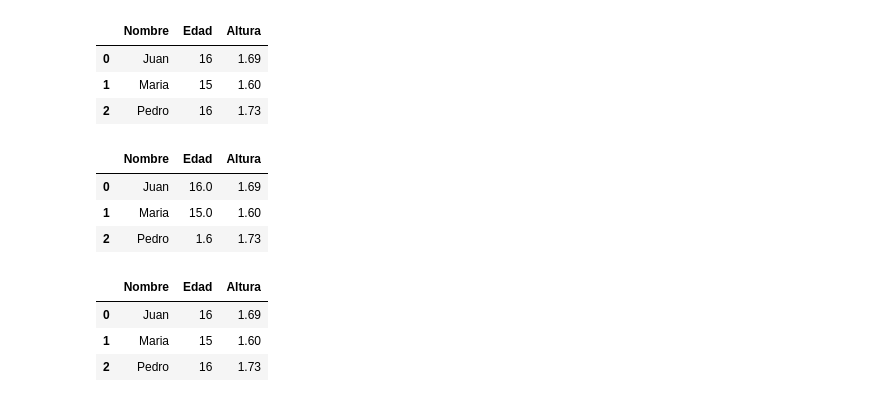
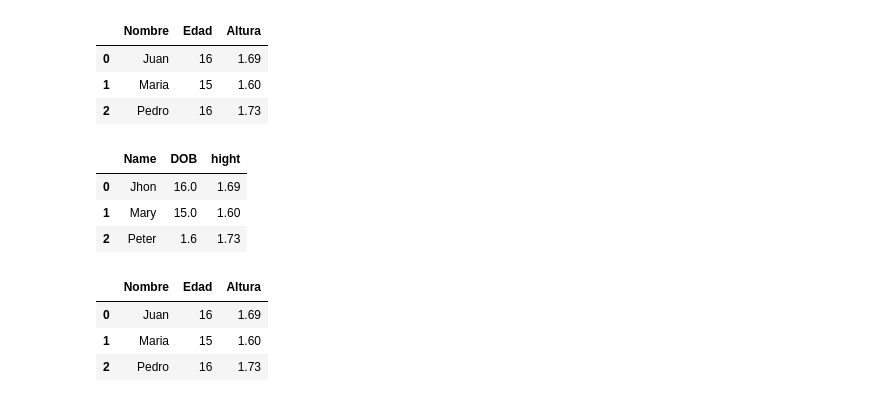
Before and after one commit to Dokectis/AWS_DE_DataOps, a Jupyter notebook: DataframePandas.ipynb, the cells around one changed output. Cells and saved outputs as stored; diff of their text form; code cells hidden in the pictures.

```diff
--- a/DataframePandas.ipynb
+++ b/DataframePandas.ipynb
@@ -44,21 +43,21 @@ df3
 | 1 | Maria | 15 | 1.60 |
 | 2 | Pedro | 16 | 1.73 |
 # %%
-# @title Agregando datos desde listas
+# @title Add data from listas
 
 datos = [
-  ["Juan", 16, 1.69],
-  ["Maria",15,1.60],
-  ["Pedro", 1.6, 1.73]
+  ["Jhon", 16, 1.69],
+  ["Mary",15,1.60],
+  ["Peter", 1.6, 1.73]
   ]
 
-df4 = pd.DataFrame(datos, columns=["Nombre", "Edad", "Altura"])
+df4 = pd.DataFrame(datos, columns=["Name", "DOB", "hight"])
 df4
 # %% [output]
-|  | Nombre | Edad | Altura |
-| 0 | Juan | 16.0 | 1.69 |
-| 1 | Maria | 15.0 | 1.60 |
-| 2 | Pedro | 1.6 | 1.73 |
+|  | Name | DOB | hight |
+| 0 | Jhon | 16.0 | 1.69 |
+| 1 | Mary | 15.0 | 1.60 |
+| 2 | Peter | 1.6 | 1.73 |
 # %%
 df5 = pd.DataFrame()
 df5["Nombre"] = ["Juan","Maria", "Pedro"]
```
Also changed, not shown: parts of 10 cells of this notebook.
